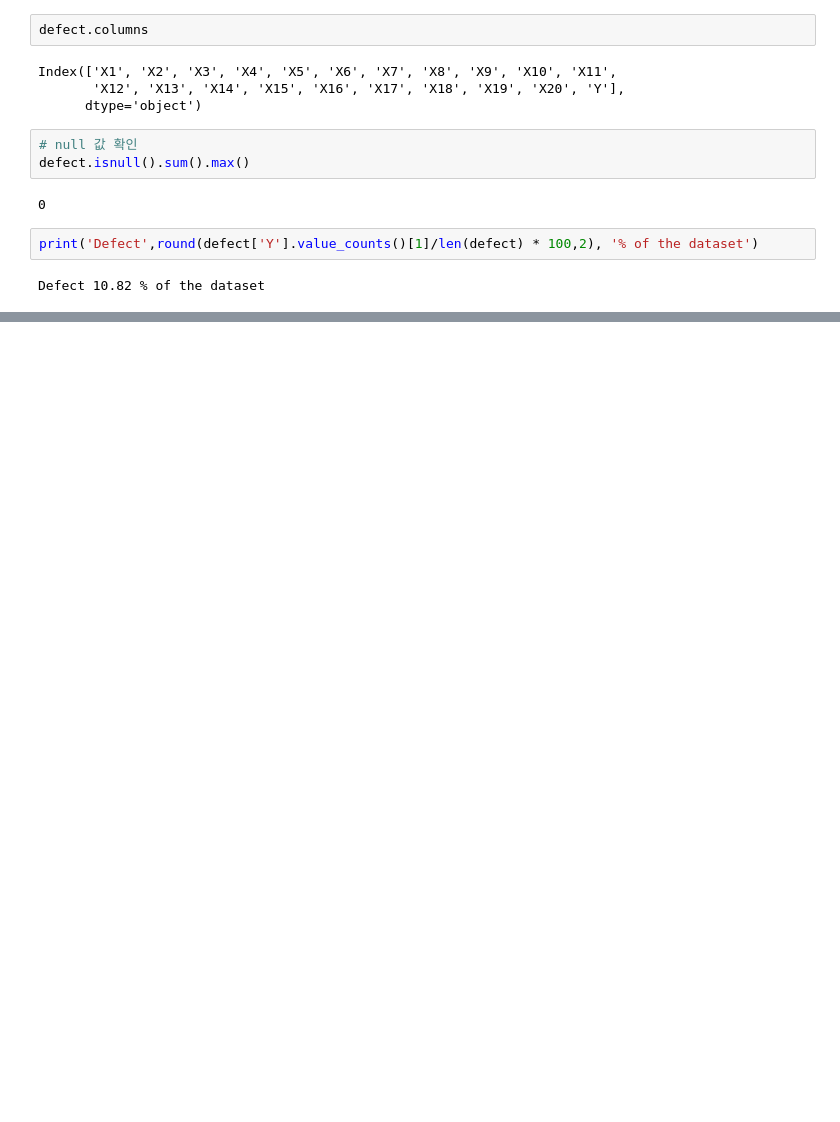
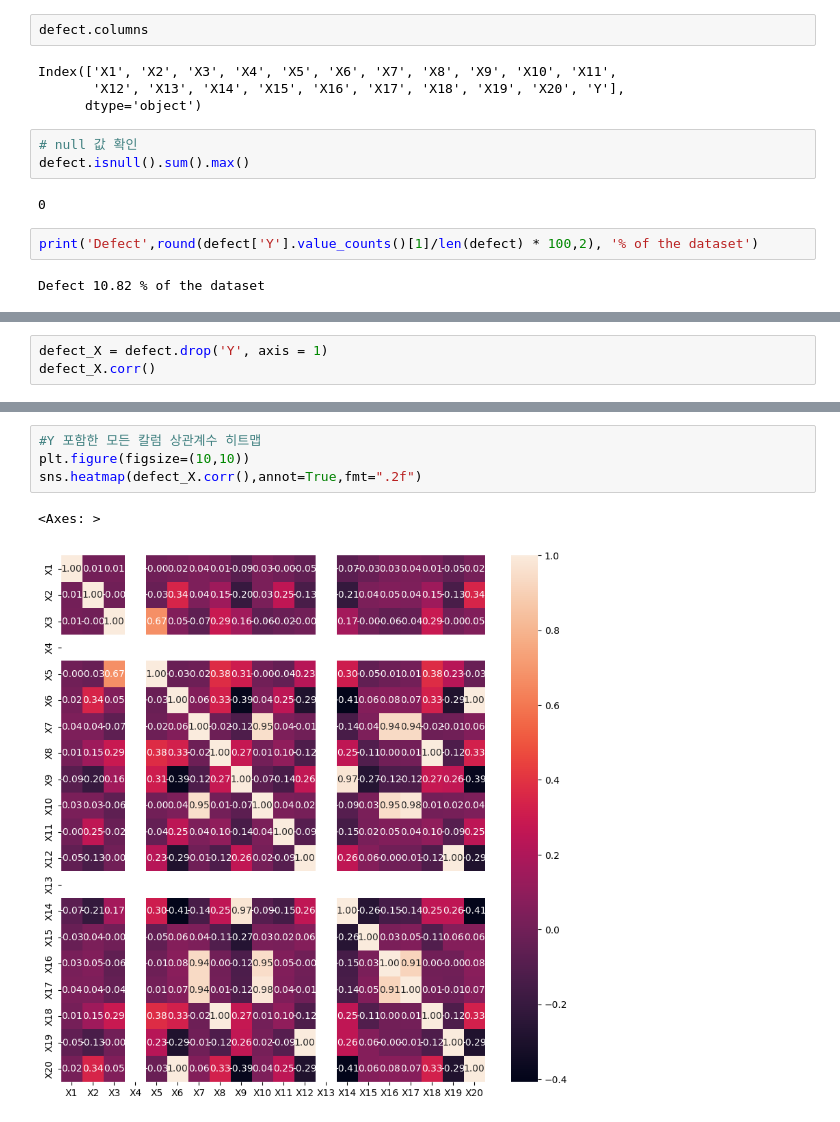
Before and after one commit to AhyeongJ/LS_Project1, a Jupyter notebook: project1.ipynb, the cells around one changed output, grey strips where cells are left out. Cells and saved outputs as stored; diff of their text form; blank space fills up the shorter version.

```diff
--- a/project1.ipynb
+++ b/project1.ipynb
@@ -60,0 +94,3 @@ Error:
+# %%
+defect_X = defect.drop('Y', axis = 1)
+defect_X.corr()
@@ -60,0 +115,7 @@ Error:
+# %%
+#Y 포함한 모든 칼럼 상관계수 히트맵
+plt.figure(figsize=(10,10))
+sns.heatmap(defect_X.corr(),annot=True,fmt=".2f")
+# %% [output]
+<Axes: >
+[figure, added]
```
Also changed, not shown: parts of 11 cells of this notebook.
